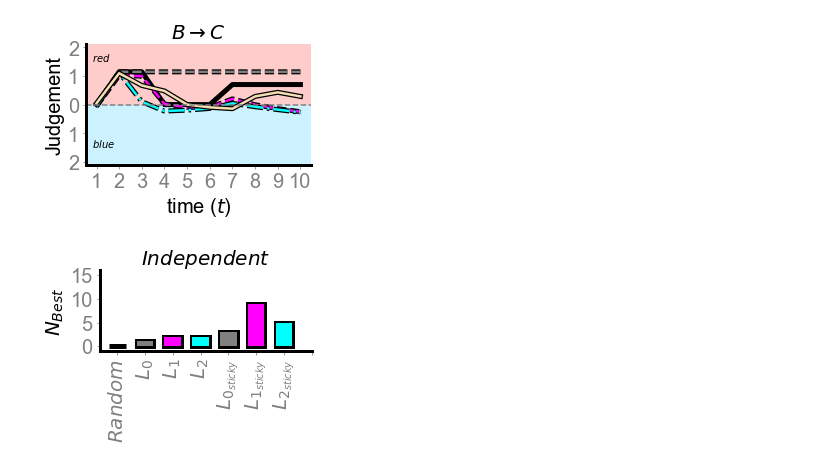
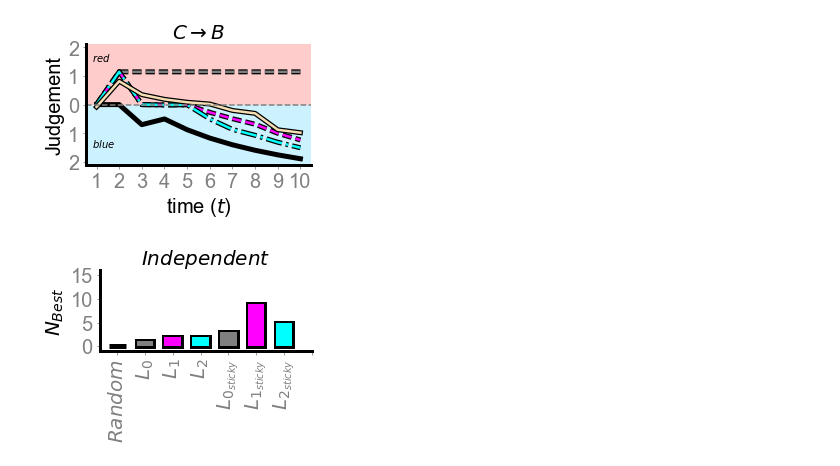
Before and after one commit to janphilippfranken/spacefish-2023, a Jupyter notebook: analysis/fit_participant.ipynb, the cells around one changed output. Drawn from its saved outputs; the diff is of its cells as text; code cells hidden in the pictures.

```diff
--- a/analysis/fit_participant.ipynb
+++ b/analysis/fit_participant.ipynb
@@ -553,7 +584,7 @@ NameError: name 'loo_loglikelihoods_private' is not defined
 # %%
 # getting inferred parameters
-ground_truth_alpha = [0, 1, 1, 1, 1, 1, 2, 2, 2, 2]
-ground_truth_beta =  [0, 0, 0, 1, 1, 1, 1, 1, 1, 1]
+ground_truth_alpha = [0, 1, 1, 2, 2, 2, 2, 2, 2, 2]
+ground_truth_beta =  [0, 1, 2, 3, 4, 5, 6, 7, 8, 9]
 
 private_alpha = [0, 1, 1, 1, 1, 1, 1, 1, 1, 1]
 private_beta = [0, 0, 0, 0, 0, 0, 0, 0, 0, 0]
@@ -567,10 +598,10 @@ struct_beta = [0, 0, 0, 0, 0, 0, 0, 0, 0, 0]
 agent_a_alpha = [0, 0, 0, 0, 0, 0, 0, 0, 0, 0]
 agent_a_beta = [0, 0, 0, 0, 0, 0, 0, 0, 0, 0]
 
-participant_a_alpha_l1 = [0, 0, 0, 0, 0, 0, 0, 0, 0, 0]
+participant_a_alpha_l1 = [0, 1, 1, 1, 1, 1, 1, 1, 1, 1]
 participant_a_beta_l1 =  [0, 0, 0, 0, 0, 0, 0, 0, 0, 0]
 
-participant_a_alpha_l2 = [0, 0, 0, 0, 0, 0, 0, 0, 0, 0]
+participant_a_alpha_l2 = [0, 1, 1, 1, 1, 1, 1, 1, 1, 1]
 participant_a_beta_l2 =  [0, 0, 0, 0, 0, 0, 0, 0, 0, 0]
 
 # count = 21
@@ -614,18 +645,18 @@ for trial in range(10):
 
         # print(l2_a_trial)
 
-        # l1_b_trial = l1_b[str(room_count)][str(trial)]
-        # l2_b_trial = l2_b[str(room_count)][str(trial)]
+        l1_b_trial = l1_b[str(room_count)][str(trial)]
+        l2_b_trial = l2_b[str(room_count)][str(trial)]
         # l2_b_trial = l2_b[str(room_count)][str(struct_idx)][str(trial)]
         # print(l2_b[str(room_count)][list(l2_b[].keys())[0]])
-        l1_b_trial = l1_b[str(room_count)][list(l1_b[str(room_count)].keys())[0]][str(trial)]
-        l2_b_trial = l2_b[str(room_count)][list(l2_b[str(room_count)].keys())[0]][str(trial)]
+        # l1_b_trial = l1_b[str(room_count)][list(l1_b[str(room_count)].keys())[0]][str(trial)]
+        # l2_b_trial = l2_b[str(room_count)][list(l2_b[str(room_count)].keys())[0]][str(trial)]
 # #
-#         l1_c_trial = l1_c[str(room_count)][str(trial)]
-#         l2_c_trial = l2_c[str(room_count)][str(trial)]
+        l1_c_trial = l1_c[str(room_count)][str(trial)]
+        l2_c_trial = l2_c[str(room_count)][str(trial)]
         # l2_c_trial = l2_c[str(room_count)][str(struct_idx)][str(trial)]
-        l1_c_trial = l1_c[str(room_count)][list(l1_c[str(room_count)].keys())[0]][str(trial)]
-        l2_c_trial = l2_c[str(room_count)][list(l2_c[str(room_count)].keys())[0]][str(trial)]
+        # l1_c_trial = l1_c[str(room_count)][list(l1_c[str(room_count)].keys())[0]][str(trial)]
+        # l2_c_trial = l2_c[str(room_count)][list(l2_c[str(room_count)].keys())[0]][str(trial)]
 
 
 
@@ -802,7 +833,7 @@ l1
 # %%
 def pred_judg_plot(data):
     fig, axs = plt.subplots(1, 1, figsize=(4,3),sharey=True)
-    axs.title.set_text(r'$B \rightarrow C$')
+    axs.title.set_text(r'$C \rightarrow B$')
     # truth
     axs.plot(np.arange(1, 11,1), data[0], label="A",linewidth=2.5, color='black',linestyle='-',path_effects=[pe.Stroke(linewidth=5, foreground='black'), pe.Normal()])
     # private
@@ -818,35 +849,35 @@ def pred_judg_plot(data):
     axs.set_ylim([-2.1, 2.1])
     axs.set_xlabel(r'time ($t$)')
     axs.set_xticks([1,2,3,4,5,6,7,8,9,10])
     axs.set_ylabel(r'Judgement')
     axs.set_yticks([-2, -1, 0, 1, 2])
     axs.set_yticklabels([2, 1, 0, 1, 2])
     axs.spines['right'].set_visible(False)
     axs.spines['top'].set_visible(False)
 
     axs.axhline(y=0, color='grey', linestyle='--')
     axs.annotate(r'$red$', xy=(1, 1), xytext=(0.8, 1.5))
     axs.annotate(r'$blue$', xy=(1, 1), xytext=(0.8, -1.5))
 
 
     axs.axhspan(0, 2.1, facecolor='red', alpha=0.2)
     axs.axhspan(0, -2.1, facecolor='deepskyblue', alpha=0.2)
 
 
 
     # axs[0].legend([r'True State', r'$Level_0$', r'$Level_1$', r'$Level_2$', r'$Participant$'],loc='upper left', bbox_to_anchor=(-0.03, 1.1),ncol=2,fontsize=18, frameon=False,borderpad=0.1, labelspacing=0.1, handlelength=1, handletextpad=0.1, columnspacing=0.4)
 
     fig.tight_layout()
-    plt.savefig('model_fits_plots/exp3_cond_2_pred_judg.pdf')
+    plt.savefig('exp1_cond_3_pred_judg.pdf')
     # plt.show()
 
 pred_judg_plot([trial_means_truth,
             trial_means_l0,
             trial_means_l1,
             trial_means_l2,
             pp_means])
 # %% [output]
-[figure, old version]
+[figure, new version]
 # %%
 def nBest_plot(names, means, cols):
     fig, axs = plt.subplots(1, 1, figsize=(4,3),sharey=True)
```
Also changed, not shown: parts of 9 cells of this notebook, 7 other files.
